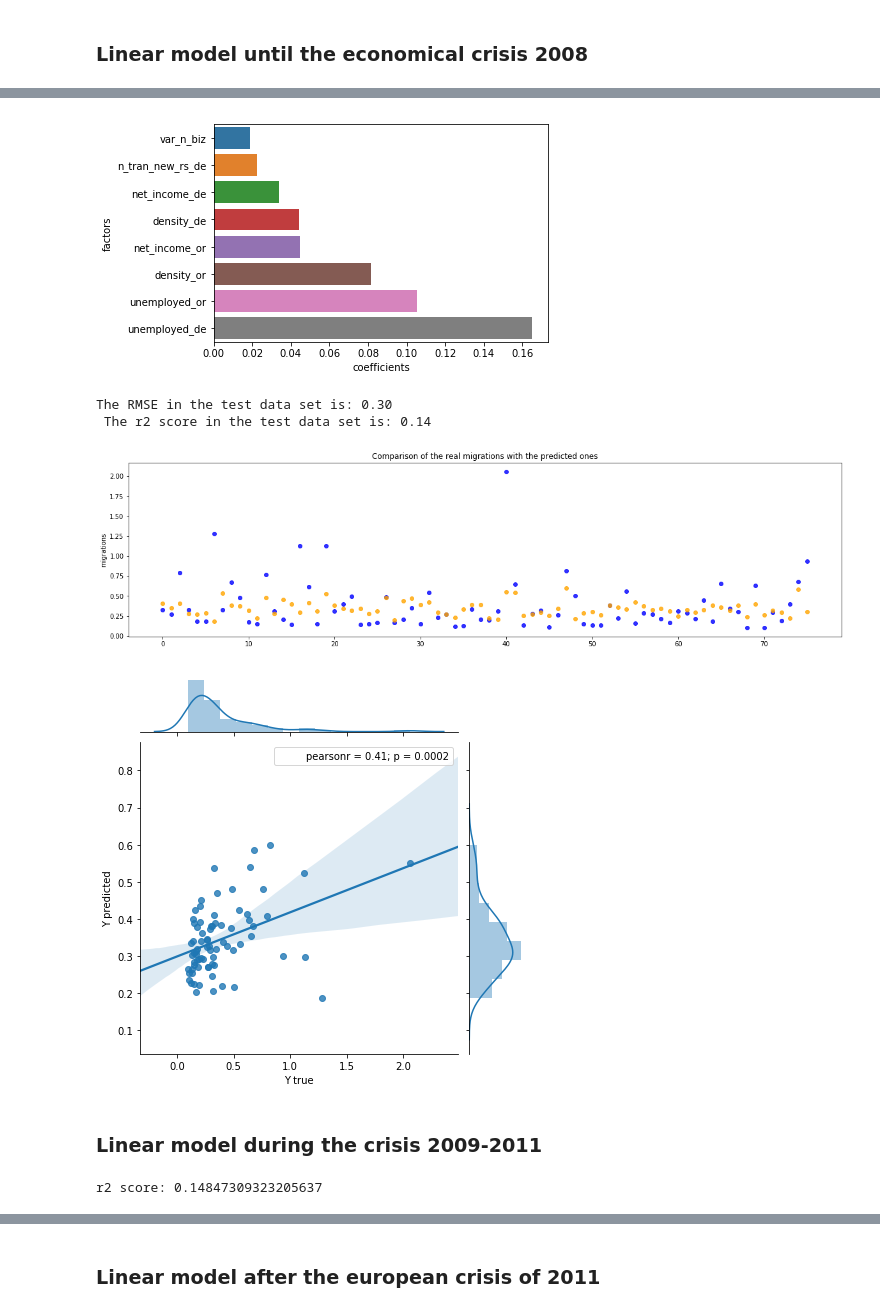
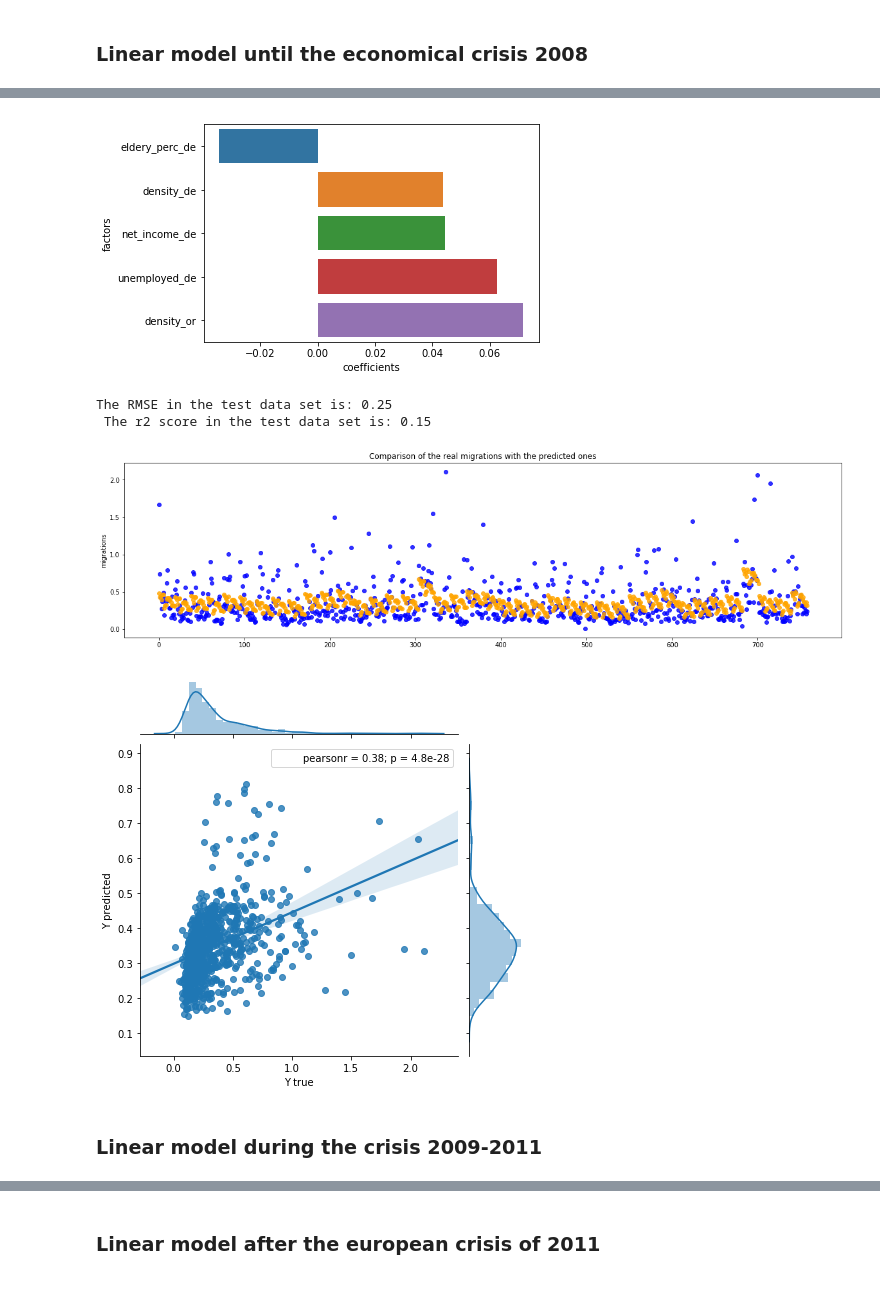
Before and after one commit to diazcelsa/population_dynamics, a Jupyter notebook: model/Prediction of Number of migrations between districts per year Ridge (L2).ipynb, the cells around one changed output, grey strips where cells are left out. Cells and saved outputs as stored; diff of their text form; code cells hidden in the pictures.

```diff
--- a/model/Prediction of Number of migrations between districts per year Ridge (L2).ipynb
+++ b/model/Prediction of Number of migrations between districts per year Ridge (L2).ipynb
@@ -21,7 +23,7 @@ warnings.filterwarnings("ignore")
 # %%
 def normalize_features(feature_vector, columns_to_scale):
     for feature in columns_to_scale:
-        scaler = StandardScaler()#with_mean=0, with_std=1)
+        scaler = StandardScaler(with_mean=0, with_std=1)
         feature_vector[feature] = scaler.fit_transform(feature_vector[feature])
     return feature_vector
 
@@ -36,6 +38,11 @@ def split_train_test_by_quartiles(feature_vector, feature_columns, target_column
     X_train, X_test, y_train, y_test = train_test_split(X, y, train_size=train_size, random_state=32,
                                                                   stratify=label_list)
     return X_train, X_test, y_train, y_test
+
+def split_x_y(data, x_columns, y_column):
+    X = data.loc[:,(x_columns)]
+    Y = data.loc[:,(y_column)]
+    return X, Y
 # %%
 f_vector = pd.read_csv("../feature_extraction/data/feature_vector_complete.csv")
 # %%
@@ -63,15 +83,17 @@ f_vector.loc[f_vector[f_vector['year'] <= 2008].index, 'period'] = 0
 f_vector.loc[f_vector[(f_vector['year'] > 2008) & (f_vector['year'] <= 2011)].index, 'period'] = 2
 f_vector.loc[f_vector[f_vector['year'] > 2011].index, 'period'] = 1
 # %%
-feature_columns = ['euribor','net_income_or', 'density_or', 'rev_1000_inh_or', 'unemployed_or', 'eldery_perc_or',
+feature_columns = ['net_income_or', 'density_or', 'rev_1000_inh_or', 'unemployed_or', 'eldery_perc_or',
                    'var_sale_m2_or', 'var_rent_m2_or', 'n_tran_new_rs_or', 'var_review_or',
-                   'n_tran_new_rs_or', "mortage_executions", 'var_n_biz' ,
+                   'n_tran_new_rs_de', "mortage_executions", 'var_n_biz' ,
                    'net_income_de', 'rev_1000_inh_de', 'var_review_de', 'unemployed_de','eldery_perc_de',
-                   "var_sale_m2_de", "var_rent_m2_de", "n_tran_new_rs_de", "density_de",'period']
+                   "var_sale_m2_de", "var_rent_m2_de", "density_de", 'n_tran_rs_or',
+                   'n_tran_rs_de']
 target_column = "migrations"
 n_splits_dist = 5
 labels = ["q1","q2","q3","q4","q5"]
 train_size = 0.9
-alpha = 1.0
+alpha = 0.25
+alpha_reg = 0.05
 # %% [markdown]
 ### Build train/test data sets
@@ -181,27 +271,27 @@ r2 score: 0.14262751609314528
 # %%
 summary_b = summary_b.sort_values(by='coefficients')
-sns.barplot(y='factors',x='coefficients', data=summary_b[summary_b['coefficients']>0])
-significant_factors_b = summary_b[summary_b['coefficients']>0]
+sns.barplot(y='factors',x='coefficients', data=summary_b[summary_b['p-values'] < alpha])
+significant_factors_b = summary_b[summary_b['p-values'] < alpha]
 # %% [output]
-[figure, old version]
+[figure, new version]
 # %%
-print("The RMSE in the test data set is: {:0.2f}\n".format(math.sqrt(mean_squared_error(y_test_b, y_pred_b))),
-      "The r2 score in the test data set is: {:0.2f}".format(r2_score(y_test_b, y_pred_b)))
+print("The RMSE in the test data set is: {:0.2f}\n".format(math.sqrt(mean_squared_error(Y_b, y_pred_b))),
+      "The r2 score in the test data set is: {:0.2f}".format(r2_score(Y_b, y_pred_b)))
 # %% [output]
-The RMSE in the test data set is: 0.30
- The r2 score in the test data set is: 0.14
+The RMSE in the test data set is: 0.25
+ The r2 score in the test data set is: 0.15
 # %%
 _=plt.figure(figsize=(20, 5))
 _=plt.title("Comparison of the real migrations with the predicted ones")
-_=sns.regplot(x=np.arange(len(y_test_b)), y=y_test_b, fit_reg=False, color="blue")
+_=sns.regplot(x=np.arange(len(Y_b)), y=Y_b, fit_reg=False, color="blue")
 _=sns.regplot(x=np.arange(len(y_pred_b)), y=y_pred_b, fit_reg=False, color="orange")
 # %% [output]
-[figure, old version]
+[figure, new version]
 # %%
-_=sns.jointplot(x=y_test_b, y=y_pred_b, kind="reg")
+_=sns.jointplot(x=Y_b, y=y_pred_b, kind="reg")
 _=plt.xlabel("Y true")
 _=plt.ylabel("Y predicted")
 # %% [output]
-[figure, old version]
+[figure, new version]
 # %% [markdown]
 ### Linear model during the crisis 2009-2011
@@ -220,9 +297,0 @@ X_train_d, X_test_d, y_train_d, y_test_d = split_train_test_by_quartiles(feature
-# %%
-# Train linear regression and predict migrations
-reg_d = linear_model.Ridge(alpha = alpha)
-reg_d = reg_d.fit(X_train_d.as_matrix(), y_train_d)
-y_pred_d = reg_d.predict(X_test_d.as_matrix())
-summary_d = pd.DataFrame({'factors': feature_columns_, 'coefficients': reg_d.coef_})
-print(f"r2 score: {reg_d.score(X_test_d.as_matrix(), y_test_d)}")
-# %% [output]
-r2 score: 0.14847309323205637
```
Also changed, not shown: parts of 38 cells of this notebook, 3 other files.
